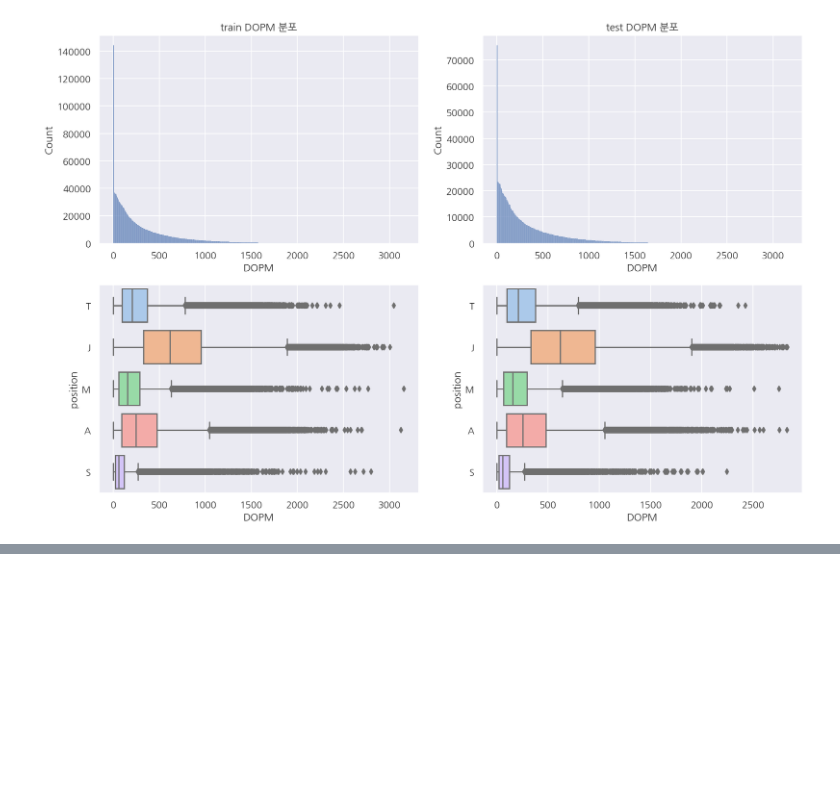
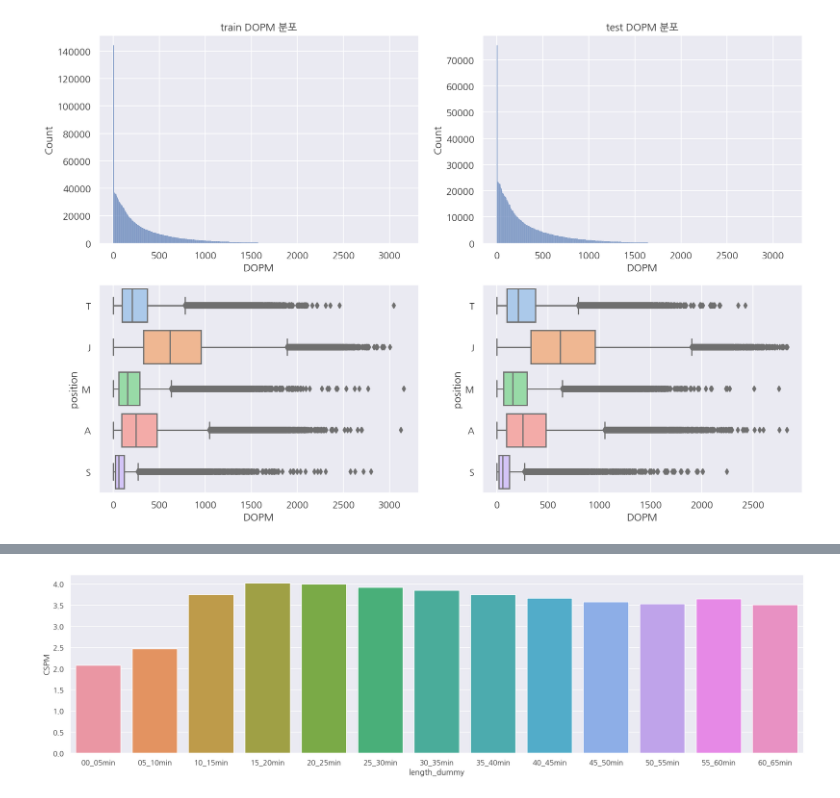
Before and after one commit to Romg2/OPGG, a Jupyter notebook: Day14/Day14.ipynb, the cells around one changed output, grey strips where cells are left out. Saved outputs shown, nothing was run; the diff lists cells and outputs as text; code cells hidden in the pictures; blank space fills up the shorter version.

```diff
--- a/Day14/Day14.ipynb
+++ b/Day14/Day14.ipynb
@@ -473,0 +642,21 @@ visualization("train", "test", "DOPM")
+# %%
+# 게임 시간 5분 단위로 (ex 15분이상 20분 미만)
+length = ((train["gameLength"]/60) //5*5)
+
+# 게임 시간 상한 설정 (60분 넘으면 변경)
+length[length > 60] = 60
+
+len1 = (length).astype(int).astype(str).str.zfill(2)
+len2 = (length + 5).astype(int).astype(str).str.zfill(2)
+
+train["length_dummy"] = len1 + "_" + len2 + "min"
+
+# test 동일 과정
+length = ((test["gameLength"]/60) //5*5)
+
+length[length > 60] = 60
+
+len1 = (length).astype(int).astype(str).str.zfill(2)
+len2 = (length + 5).astype(int).astype(str).str.zfill(2)
+
+test["length_dummy"] = len1 + "_" + len2 + "min"
@@ -473,0 +709,15 @@ visualization("train", "test", "DOPM")
+# %%
+# 게임 시간 구간별 지표
+fig = plt.figure(figsize = (20,5))
+
+p1 = sns.barplot(data = train,
+                 x = "length_dummy", y = "CSPM",
+                 order = np.sort(train["length_dummy"].unique()),
+                 ci = None)
+
+p1.set_xticklabels(labels = p1.get_xticklabels(),
+                   rotation = 0)
+
+plt.show()
+# %% [output]
+[figure, added]
```
Also changed, not shown: parts of 58 cells of this notebook.
